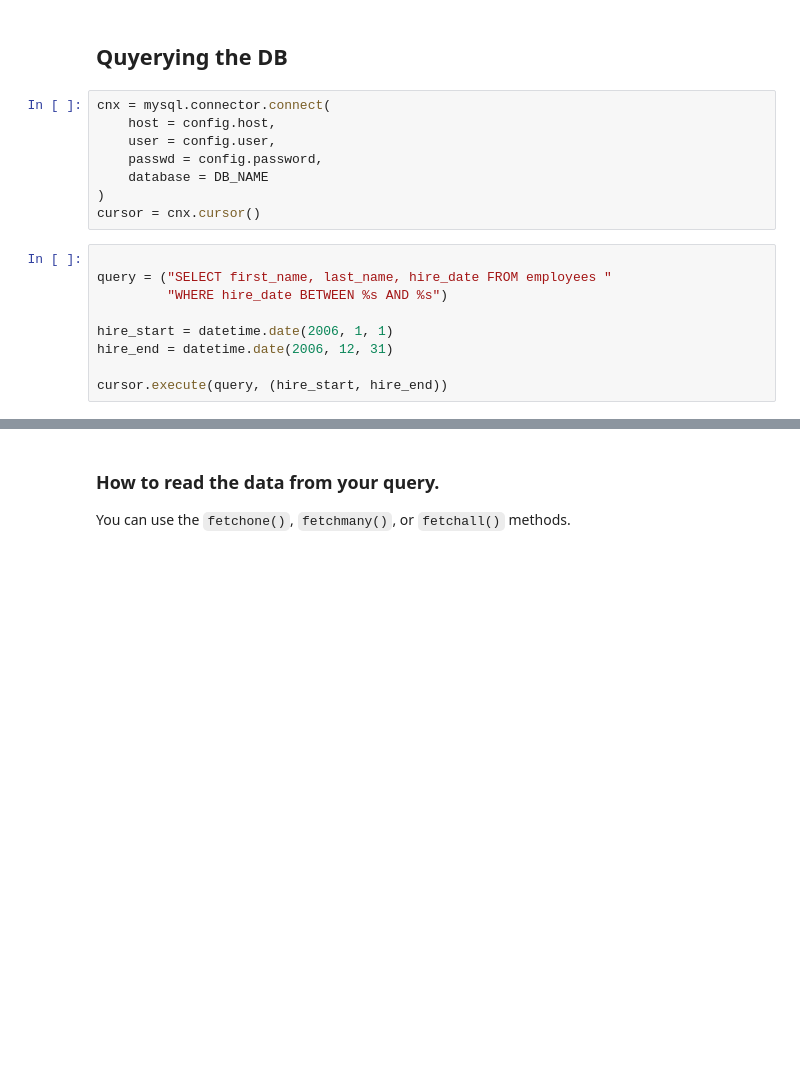
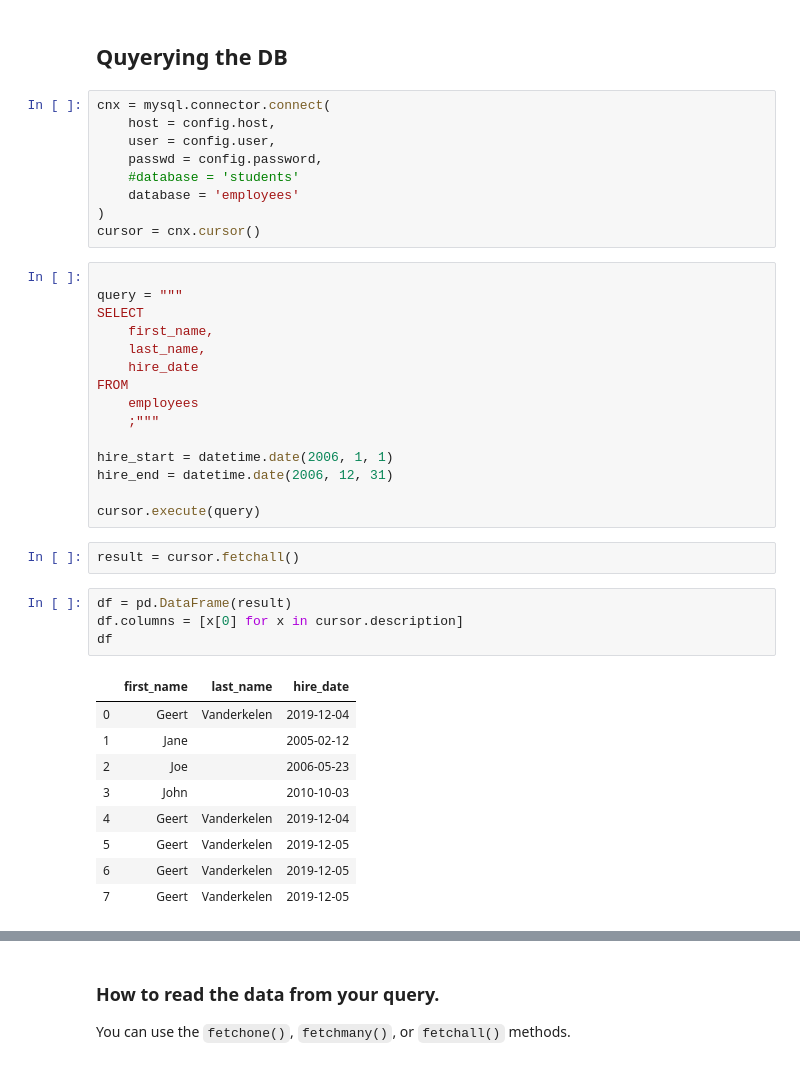
Before and after one commit to fragmento/nyc-ds-111819-lectures, a Jupyter notebook: Mod_2/SQL/AWS_MYSQL_PYTHON_Student_Data.ipynb, the cells around one changed output, grey strips where cells are left out. Cells and saved outputs as stored; diff of their text form; blank space fills up the shorter version.

Commit message:
practice sql query

```diff
--- a/Mod_2/SQL/AWS_MYSQL_PYTHON_Student_Data.ipynb
+++ b/Mod_2/SQL/AWS_MYSQL_PYTHON_Student_Data.ipynb
@@ -287,15 +267,38 @@ cnx = mysql.connector.connect(
     host = config.host,
     user = config.user,
     passwd = config.password,
-    database = DB_NAME
+    #database = 'students'
+    database = 'employees'
 )
 cursor = cnx.cursor()
 # %%
 
-query = ("SELECT first_name, last_name, hire_date FROM employees "
-         "WHERE hire_date BETWEEN %s AND %s")
+query = """
+SELECT
+    first_name,
+    last_name,
+    hire_date
+FROM
+    employees
+    ;"""
 
 hire_start = datetime.date(2006, 1, 1)
 hire_end = datetime.date(2006, 12, 31)
 
-cursor.execute(query, (hire_start, hire_end))
+cursor.execute(query)
+# %%
+result = cursor.fetchall()
+# %%
+df = pd.DataFrame(result)
+df.columns = [x[0] for x in cursor.description]
+df
+# %% [output]
+|  | first_name | last_name | hire_date |
+| 0 | Geert | Vanderkelen | 2019-12-04 |
+| 1 | Jane |  | 2005-02-12 |
+| 2 | Joe |  | 2006-05-23 |
+| 3 | John |  | 2010-10-03 |
+| 4 | Geert | Vanderkelen | 2019-12-04 |
+| 5 | Geert | Vanderkelen | 2019-12-05 |
+| 6 | Geert | Vanderkelen | 2019-12-05 |
+| 7 | Geert | Vanderkelen | 2019-12-05 |
```
Also changed, not shown: parts of 28 cells of this notebook, 1 other file.
